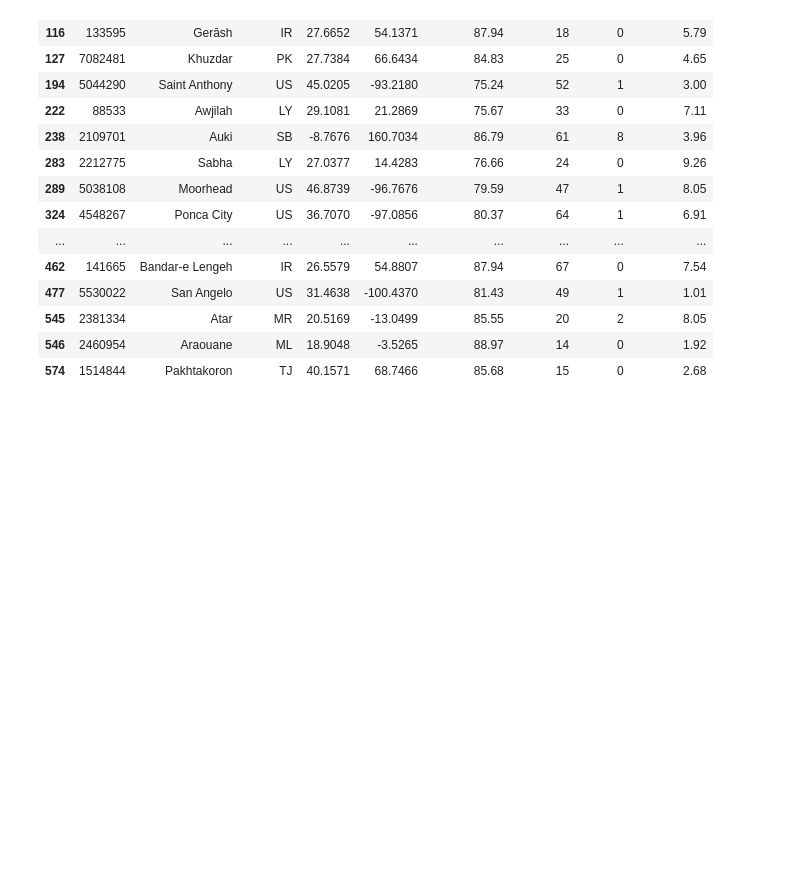
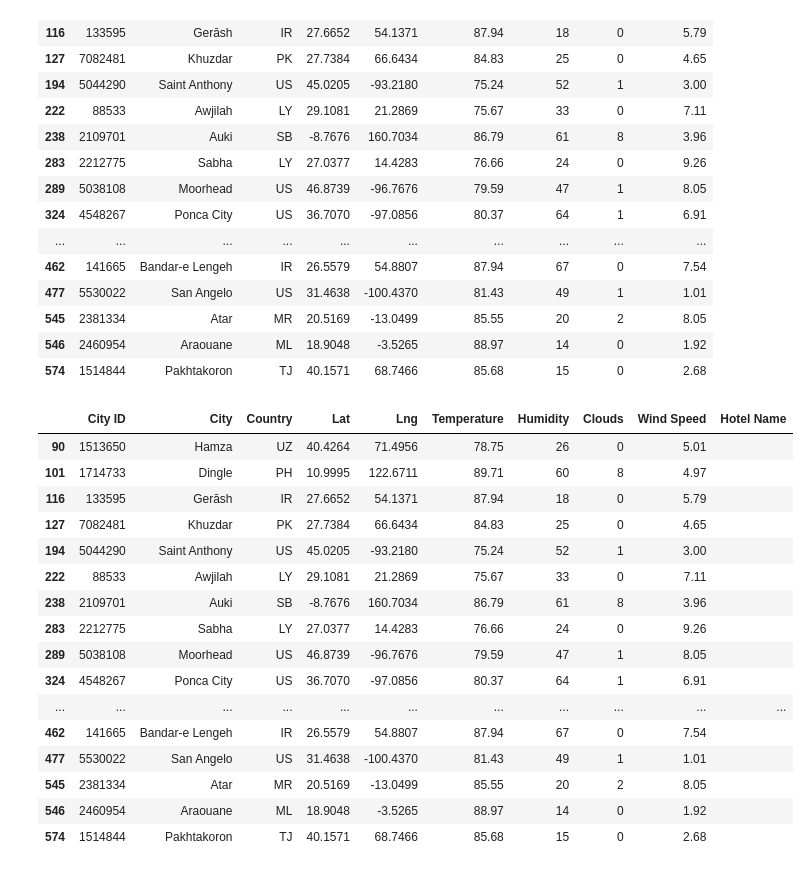
Before and after one commit to firdausmehta/Python-API, a Jupyter notebook: VacationPy/VacationPy.ipynb, the cells around one changed output. Cells and saved outputs as stored; diff of their text form; code cells hidden in the pictures; blank space fills up the shorter version.

```diff
--- a/VacationPy/VacationPy.ipynb
+++ b/VacationPy/VacationPy.ipynb
@@ -70,3 +70,24 @@ hotel_df
 | 545 | 2381334 | Atar | MR | 20.5169 | -13.0499 | 85.55 | 20 | 2 | 8.05 |
 | 546 | 2460954 | Araouane | ML | 18.9048 | -3.5265 | 88.97 | 14 | 0 | 1.92 |
 | 574 | 1514844 | Pakhtakoron | TJ | 40.1571 | 68.7466 | 85.68 | 15 | 0 | 2.68 |
+# %%
+hotel_df['Hotel Name'] = ""
+hotel_df
+# %% [output]
+|  | City ID | City | Country | Lat | Lng | Temperature | Humidity | Clouds | Wind Speed | Hotel Name |
+| 90 | 1513650 | Hamza | UZ | 40.4264 | 71.4956 | 78.75 | 26 | 0 | 5.01 |  |
+| 101 | 1714733 | Dingle | PH | 10.9995 | 122.6711 | 89.71 | 60 | 8 | 4.97 |  |
+| 116 | 133595 | Gerāsh | IR | 27.6652 | 54.1371 | 87.94 | 18 | 0 | 5.79 |  |
+| 127 | 7082481 | Khuzdar | PK | 27.7384 | 66.6434 | 84.83 | 25 | 0 | 4.65 |  |
+| 194 | 5044290 | Saint Anthony | US | 45.0205 | -93.2180 | 75.24 | 52 | 1 | 3.00 |  |
+| 222 | 88533 | Awjilah | LY | 29.1081 | 21.2869 | 75.67 | 33 | 0 | 7.11 |  |
+| 238 | 2109701 | Auki | SB | -8.7676 | 160.7034 | 86.79 | 61 | 8 | 3.96 |  |
+| 283 | 2212775 | Sabha | LY | 27.0377 | 14.4283 | 76.66 | 24 | 0 | 9.26 |  |
+| 289 | 5038108 | Moorhead | US | 46.8739 | -96.7676 | 79.59 | 47 | 1 | 8.05 |  |
+| 324 | 4548267 | Ponca City | US | 36.7070 | -97.0856 | 80.37 | 64 | 1 | 6.91 |  |
+| ... | ... | ... | ... | ... | ... | ... | ... | ... | ... | ... |
+| 462 | 141665 | Bandar-e Lengeh | IR | 26.5579 | 54.8807 | 87.94 | 67 | 0 | 7.54 |  |
+| 477 | 5530022 | San Angelo | US | 31.4638 | -100.4370 | 81.43 | 49 | 1 | 1.01 |  |
+| 545 | 2381334 | Atar | MR | 20.5169 | -13.0499 | 85.55 | 20 | 2 | 8.05 |  |
+| 546 | 2460954 | Araouane | ML | 18.9048 | -3.5265 | 88.97 | 14 | 0 | 1.92 |  |
+| 574 | 1514844 | Pakhtakoron | TJ | 40.1571 | 68.7466 | 85.68 | 15 | 0 | 2.68 |  |
```
Also changed, not shown: parts of 3 cells of this notebook.
